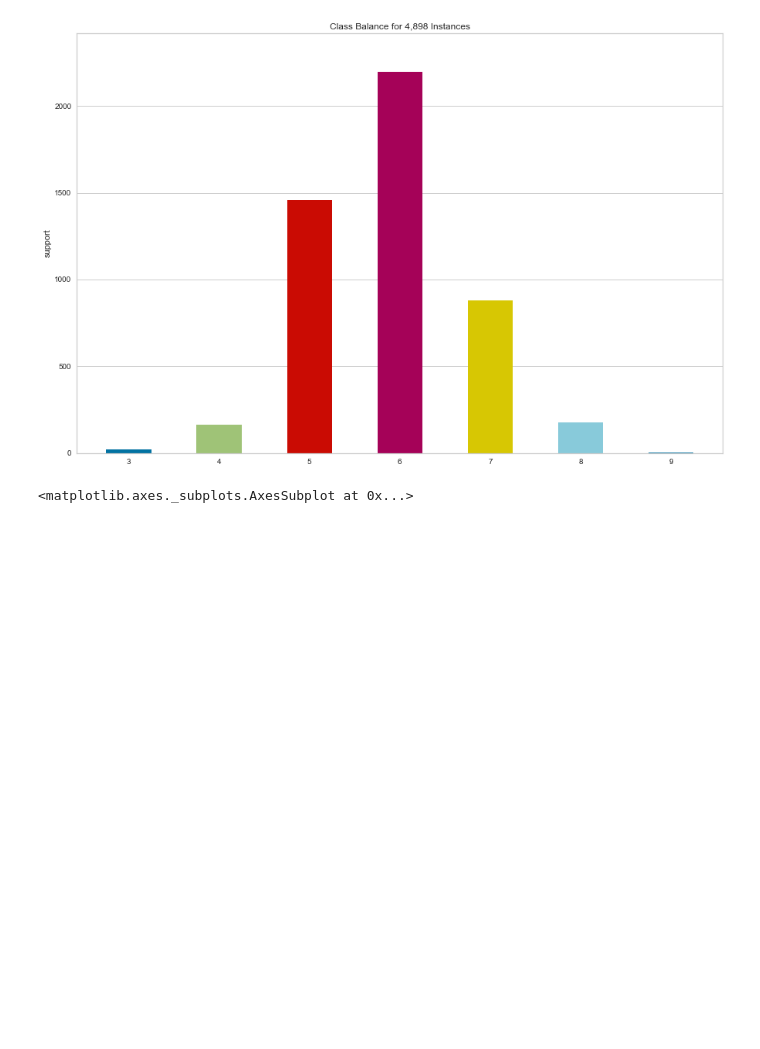
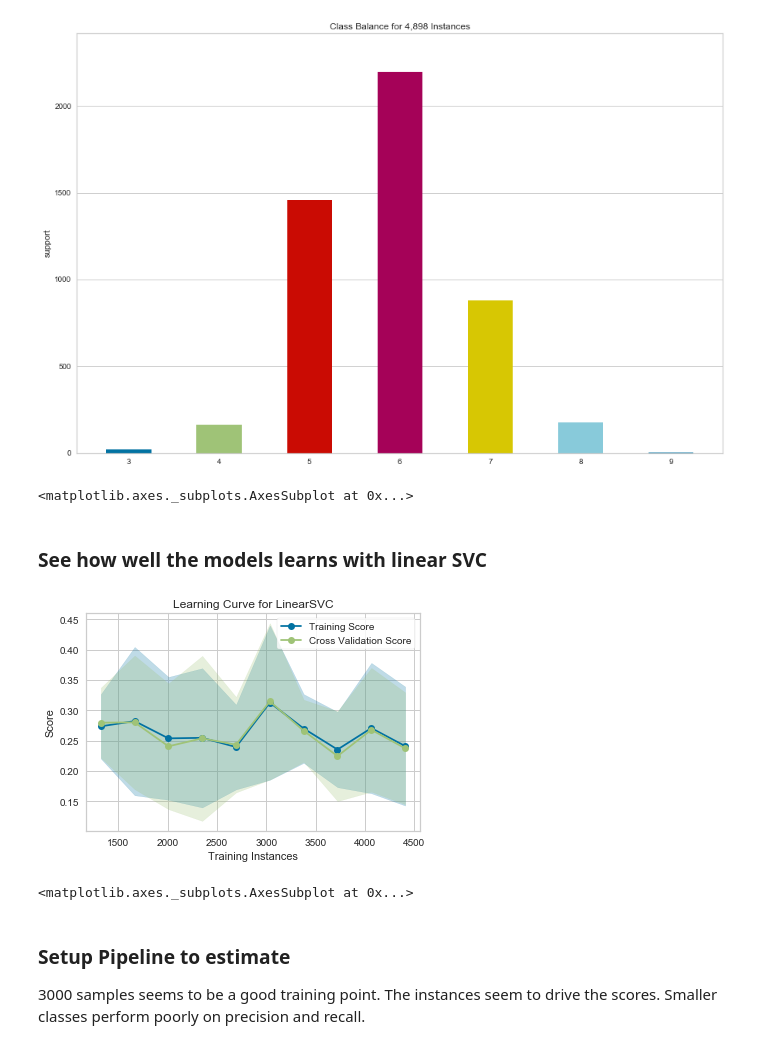
Before and after one commit to NahidGithub/Predicting-Wildfires, a Jupyter notebook: experimental code/miniproject_wine/Wine_Quality_Classification_teamwildfire.ipynb, the cells around one changed output. Cells and saved outputs as stored; diff of their text form; code cells hidden in the pictures; blank space fills up the shorter version.

Commit message:
Add ML Models

```diff
--- a/experimental code/miniproject_wine/Wine_Quality_Classification_teamwildfire.ipynb
+++ b/experimental code/miniproject_wine/Wine_Quality_Classification_teamwildfire.ipynb
@@ -179,3 +182,25 @@ visualizer.show()
 # %% [output]
 [figure]
 <matplotlib.axes._subplots.AxesSubplot at 0x...>
+# %% [markdown]
+### See how well the models learns with linear SVC
+# %%
+# Create the learning curve visualizer
+cv = StratifiedKFold(n_splits=10)
+sizes = np.linspace(0.3, 1.0, 10)
+# %%
+model = LinearSVC()
+visualizer = LearningCurve(
+    model, cv=cv, scoring='f1_weighted', train_sizes=sizes, n_jobs=4
+)
+
+X
+visualizer.fit(X, y)        # Fit the data to the visualizer
+visualizer.show()
+# %% [output]
+[figure, added]
+<matplotlib.axes._subplots.AxesSubplot at 0x...>
+# %% [markdown]
+### Setup Pipeline to estimate
+3000 samples seems to be a good training point.
+The instances seem to drive the scores. Smaller classes perform poorly on precision and recall.
```
Also changed, not shown: parts of 8 cells of this notebook.
